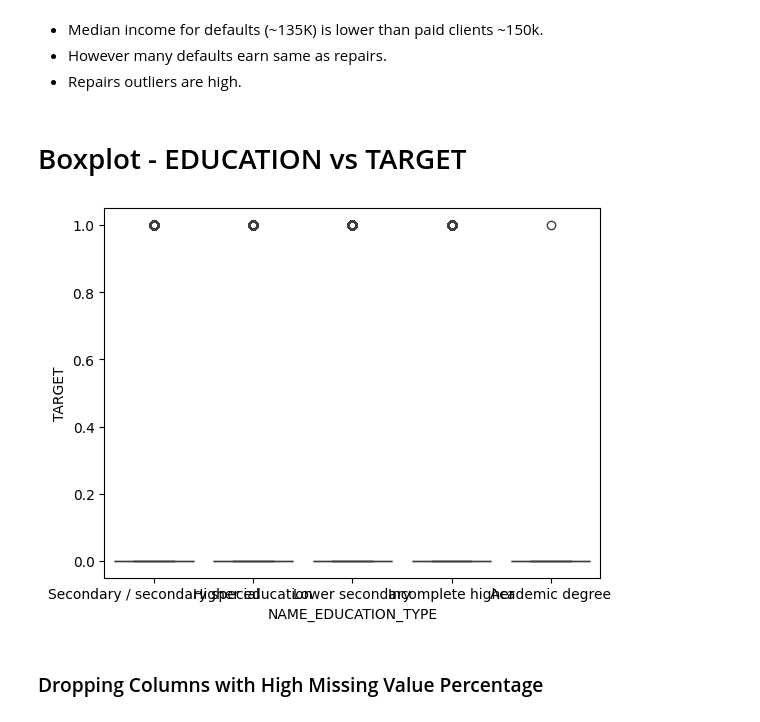
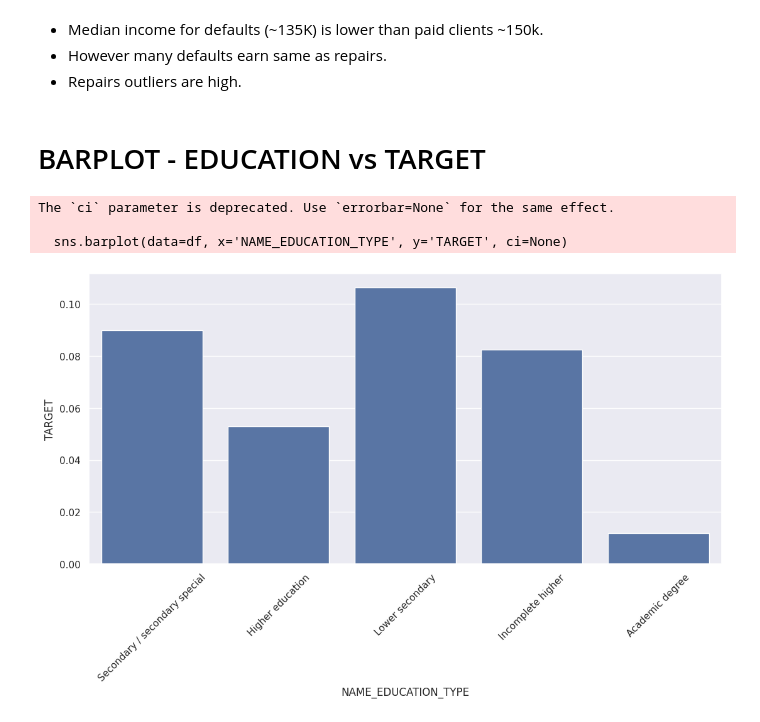
Before and after one commit to JagdishMane/aai-machine-learning, a Jupyter notebook: JagdishMane_Assignment1.ipynb, the cells around one changed output. Drawn from its saved outputs; the diff is of its cells as text; code cells hidden in the pictures.

```diff
--- a/JagdishMane_Assignment1.ipynb
+++ b/JagdishMane_Assignment1.ipynb
@@ -201,11 +201,14 @@ plt.show()
 - However many defaults earn same as repairs.
 - Repairs outliers are high.
 # %% [markdown]
-# Boxplot - EDUCATION vs TARGET
+# BARPLOT - EDUCATION vs TARGET
 # %%
-sns.boxplot(data=df, x='NAME_EDUCATION_TYPE', y='TARGET')
+plt.figure(figsize=(13,6))
+sns.barplot(data=df, x='NAME_EDUCATION_TYPE', y='TARGET', ci=None)
+plt.xticks(rotation=45)
 plt.show()
 # %% [output]
+The `ci` parameter is deprecated. Use `errorbar=None` for the same effect.
+
+  sns.barplot(data=df, x='NAME_EDUCATION_TYPE', y='TARGET', ci=None)
-[figure, old version]
+[figure, new version]
-# %% [markdown]
-### Dropping Columns with High Missing Value Percentage
```
Also changed, not shown: parts of 9 cells of this notebook.
